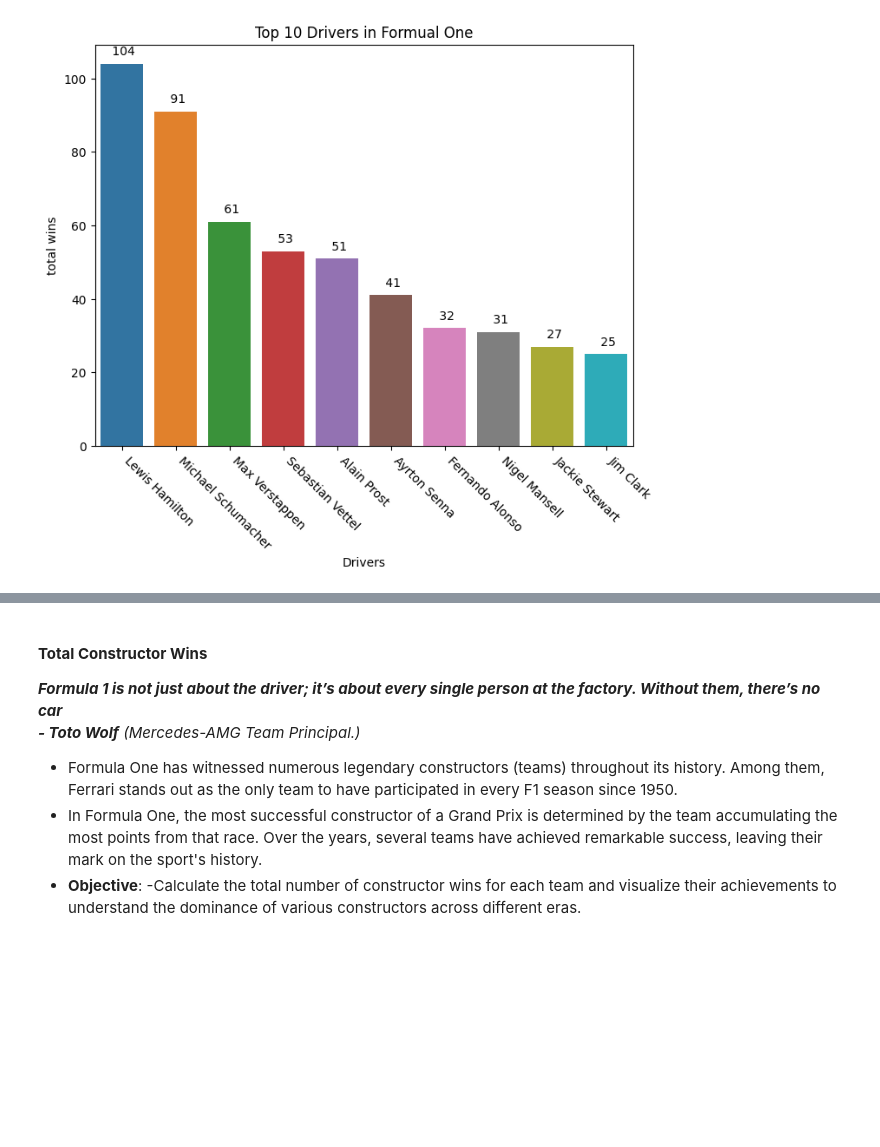
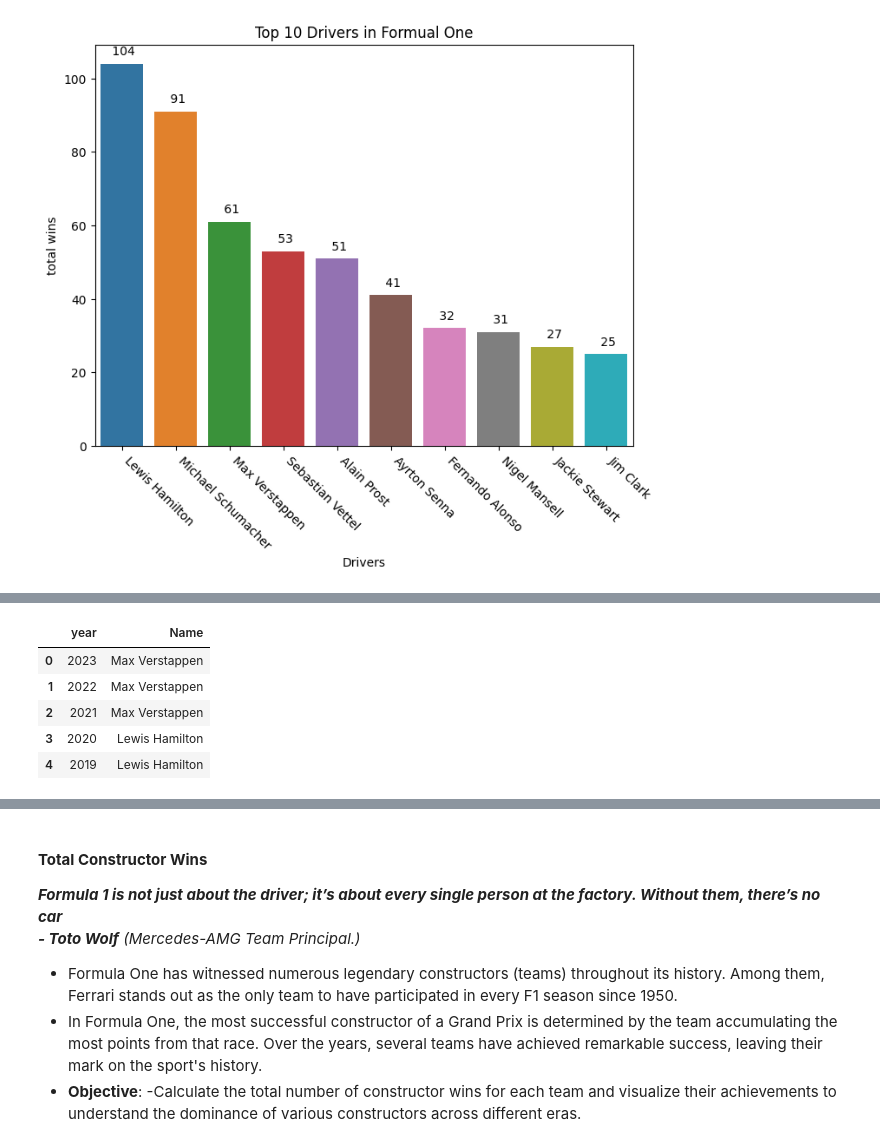
Before and after one commit to sagarverma29/F1-World-Championship-Analysis, a Jupyter notebook: Formula 1 EDA.ipynb, the cells around one changed output, grey strips where cells are left out. Drawn from its saved outputs; the diff is of its cells as text; code cells hidden in the pictures; blank space fills up the shorter version.

```diff
--- a/Formula 1 EDA.ipynb
+++ b/Formula 1 EDA.ipynb
@@ -361,0 +368,25 @@ plt.show()
+# %%
+query = """
+SELECT year, name
+FROM driver_standings AS ds
+JOIN(
+SELECT year, raceId
+FROM races
+GROUP BY year
+HAVING MAX(round)
+)AS max_race
+ON max_race.raceId = ds.raceId
+JOIN drivers AS d
+ON d.driverId = ds.driverId
+WHERE position = 1
+ORDER BY year DESC
+"""
+driver_championship_df = pd.read_sql(query, engine)
+driver_championship_df.head()
+# %% [output]
+|  | year | Name |
+| 0 | 2023 | Max Verstappen |
+| 1 | 2022 | Max Verstappen |
+| 2 | 2021 | Max Verstappen |
+| 3 | 2020 | Lewis Hamilton |
+| 4 | 2019 | Lewis Hamilton |
```
Also changed, not shown: parts of 7 cells of this notebook.
